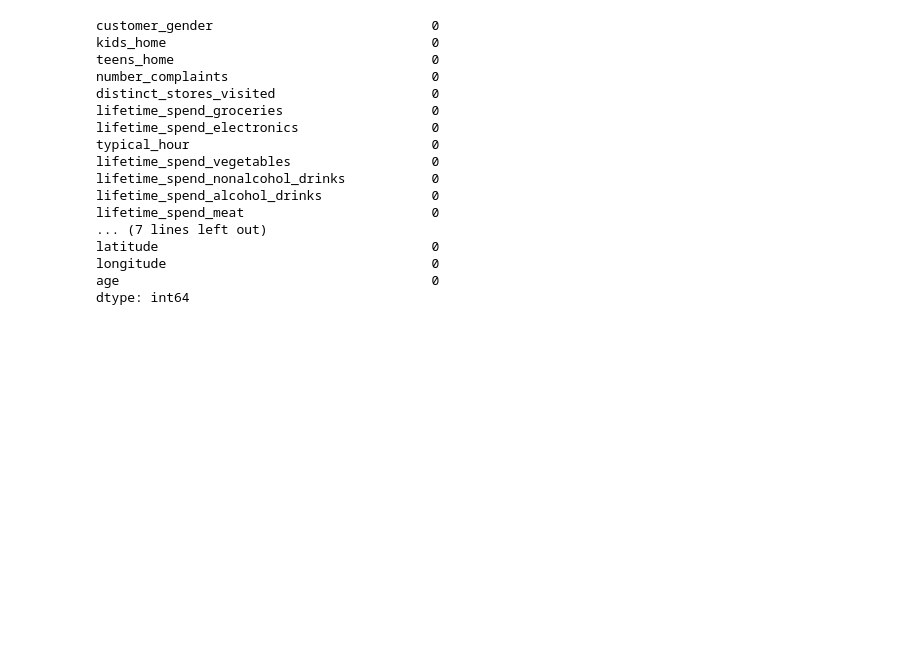
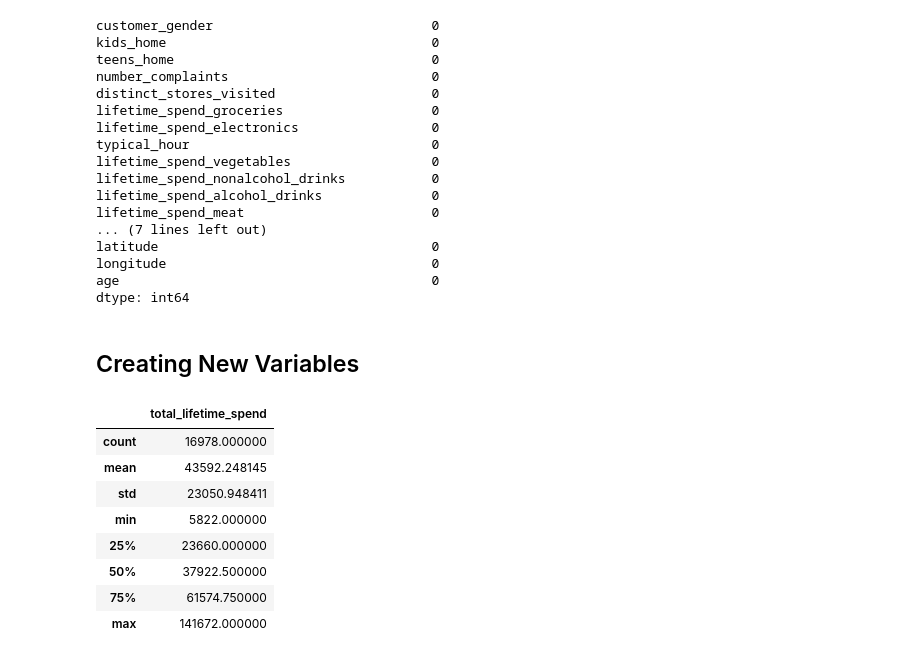
Before and after one commit to Tiana-Coker/customer-segmentation, a Jupyter notebook: notebooks/DMI_2526_Group_39_Notebook.ipynb, the cells around one changed output. Drawn from its saved outputs; the diff is of its cells as text; code cells hidden in the pictures; blank space fills up the shorter version.

Commit message:
Create new variables and fix tenure values

```diff
--- a/notebooks/DMI_2526_Group_39_Notebook.ipynb
+++ b/notebooks/DMI_2526_Group_39_Notebook.ipynb
@@ -142,3 +142,32 @@ latitude                                   0
 longitude                                  0
 age                                        0
 dtype: int64
+# %% [markdown]
+## Creating New Variables
+# %%
+spend_cols = [
+  "lifetime_spend_groceries",
+  "lifetime_spend_electronics",
+  "lifetime_spend_vegetables",
+  "lifetime_spend_nonalcohol_drinks",
+  "lifetime_spend_alcohol_drinks",
+  "lifetime_spend_meat",
+  "lifetime_spend_fish",
+  "lifetime_spend_hygiene",
+  "lifetime_spend_videogames",
+  "lifetime_spend_petfood"
+]
+
+df["total_lifetime_spend"] = df[spend_cols].sum(axis=1)
+
+df[["total_lifetime_spend"]].describe()
+# %% [output]
+|  | total_lifetime_spend |
+| count | 16978.000000 |
+| mean | 43592.248145 |
+| std | 23050.948411 |
+| min | 5822.000000 |
+| 25% | 23660.000000 |
+| 50% | 37922.500000 |
+| 75% | 61574.750000 |
+| max | 141672.000000 |
```
Also changed, not shown: parts of 2 cells of this notebook.
